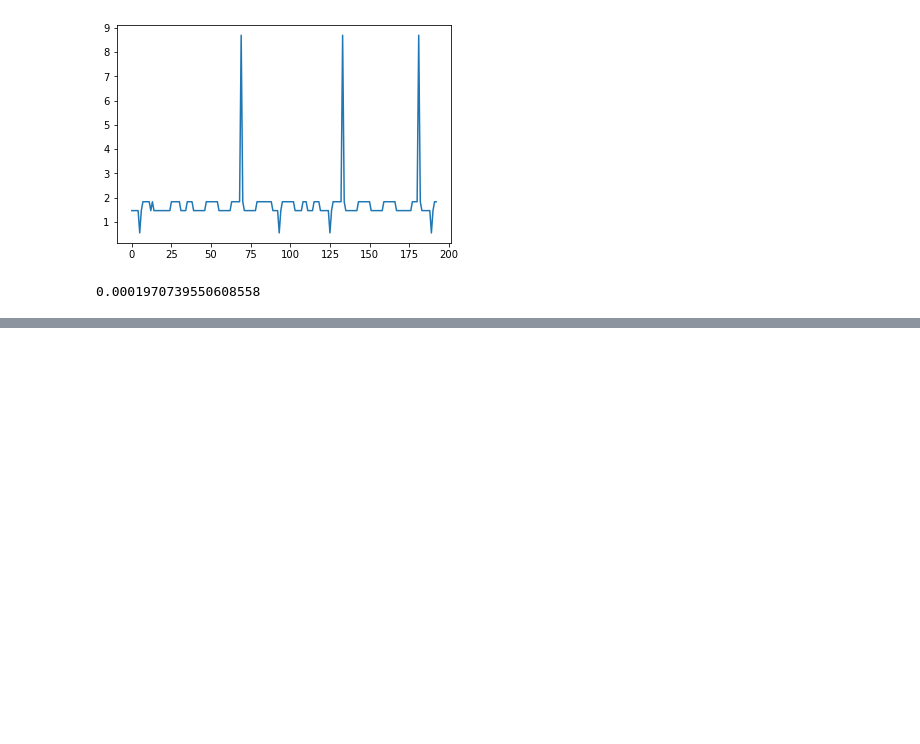
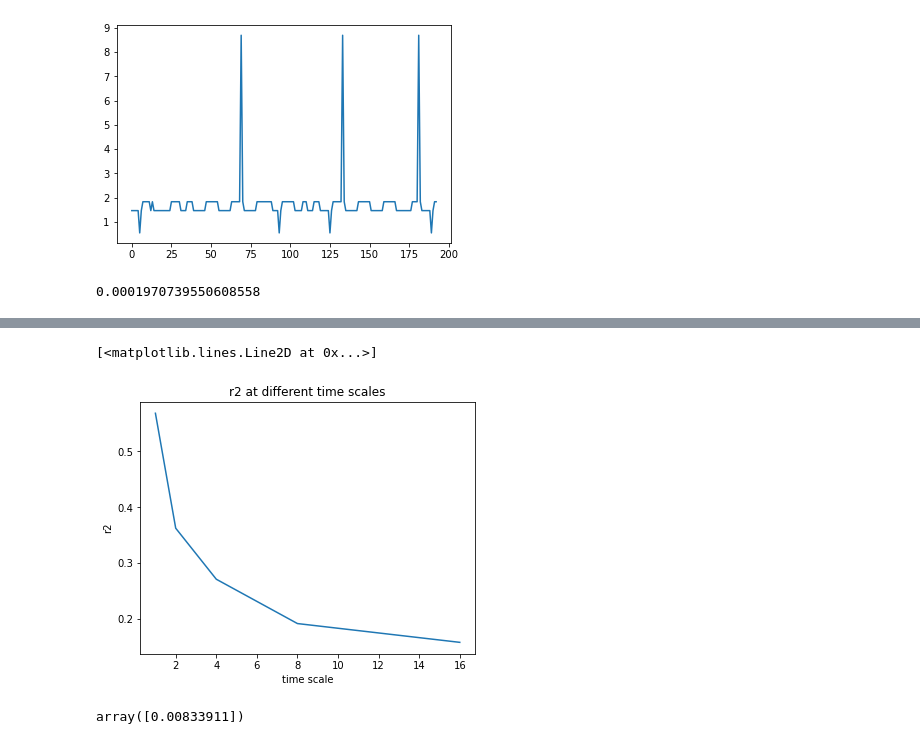
Before and after one commit to NeuroTheoryUMD/mattjac, a Jupyter notebook: sta_exercise4.ipynb, the cells around one changed output, grey strips where cells are left out. Saved outputs shown, nothing was run; the diff lists cells and outputs as text; code cells hidden in the pictures; blank space fills up the shorter version.

```diff
--- a/sta_exercise4.ipynb
+++ b/sta_exercise4.ipynb
@@ -193,0 +301,23 @@ r2
+# %%
+time_scales = [1, 2, 4, 8, 16]
+r2s = []
+for ts in time_scales:
+    sta, nl, g_std, max_spike_rate = train(stims, spiks, dt, time_scale=ts)
+    pred_rates, actual_rates = test(sta, nl, g_std, max_spike_rate, test_stims, test_spiks, dt, time_scale=ts)
+    r2 = 1 - (np.var(actual_rates - pred_rates) / np.var(actual_rates))
+    r2s.append(r2)
+
+fig = plt.figure()
+fig.subplots_adjust(top=1)
+ax1 = fig.add_subplot(111)
+ax1.set_xlabel('time scale')
+ax1.set_ylabel('r2')
+ax1.set_title('r2 at different time scales')
+ax1.plot(time_scales, r2s)
+# %% [output]
+[<matplotlib.lines.Line2D at 0x...>]
+[figure, added]
+# %%
+dt
+# %% [output]
+array([0.00833911])
```
Also changed, not shown: parts of 7 cells of this notebook, 1 other file.
